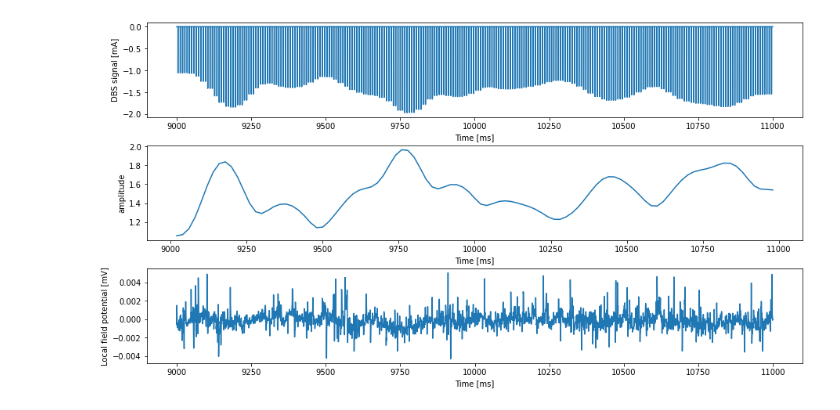
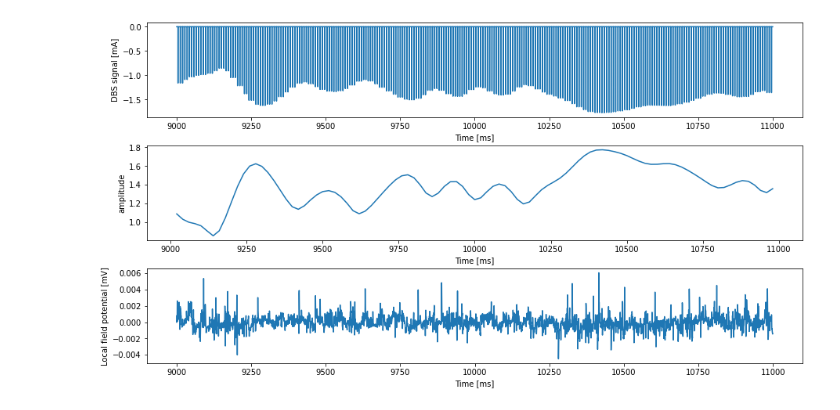
Before and after one commit to silvanx/CBG_Model_Fleming, a Jupyter notebook: Cortex_BasalGanglia_DBS_model/Simulation_Output_Results/plot_results.ipynb, the cells around one changed output. Drawn from its saved outputs; the diff is of its cells as text; code cells hidden in the pictures.

Commit message:
Refactor plotting simulation results

```diff
--- a/Cortex_BasalGanglia_DBS_model/Simulation_Output_Results/plot_results.ipynb
+++ b/Cortex_BasalGanglia_DBS_model/Simulation_Output_Results/plot_results.ipynb
@@ -4,7 +9,4 @@ import utils as u
 # %%
 dirname = 'Controller_Simulations/Freq/standard_PID_Controller/Kp=19.300000, Ti=0.200000, Td=0.000000'
 parameter = 'frequency'
-plot_start_t = 9000
-plot_end_t = 11000
-steady_state_time = 6000
-sim_time = 38000.01
+u.load_and_plot(dirname, parameter, steady_state_time, sim_time, plot_start_t, plot_end_t)
@@ -11,8 +14,0 @@ sim_time = 38000.01
-# %%
-dir = Path(dirname)
-time, dbs = u.load_DBS_output(dir)
-lfp_time, lfp = u.load_STN_LFP(dir, steady_state_time, sim_time)
-controller_t, controller_p = u.load_controller_data(dir, parameter)
-u.plot_controller_result(plot_start_t, plot_end_t, parameter,
-                         time, dbs, controller_t, controller_p,
-                         lfp_time, lfp)
@@ -21,3 +15,4 @@ u.plot_controller_result(plot_start_t, plot_end_t, parameter,
 # %%
 dirname = 'Controller_Simulations/Amp/standard_PID_Controller/Kp=0.230000, Ti=0.200000, Td=0.000000'
 parameter = 'amplitude'
+u.load_and_plot(dirname, parameter, steady_state_time, sim_time, plot_start_t, plot_end_t)
@@ -24,10 +21,6 @@ parameter = 'amplitude'
-# %%
-dir = Path(dirname)
-time, dbs = u.load_DBS_output(dir)
-lfp_time, lfp = u.load_STN_LFP(dir, steady_state_time, sim_time)
-controller_t, controller_p = u.load_controller_data(dir, parameter)
-u.plot_controller_result(plot_start_t, plot_end_t, parameter,
-                         time, dbs, controller_t, controller_p,
-                         lfp_time, lfp)
-# %% [output]
-[figure, removed]
+# %%
+dirname = 'Controller_Simulations/Amp/standard_PID_Controller/Kp=0.230000, Ti=0.200000, Td=0.000000-20220825154303'
+parameter = 'amplitude'
+u.load_and_plot(dirname, parameter, steady_state_time, sim_time, plot_start_t, plot_end_t)
+# %% [output]
+[figure, added]
```
Also changed, not shown: parts of 5 cells of this notebook, 1 other file.
